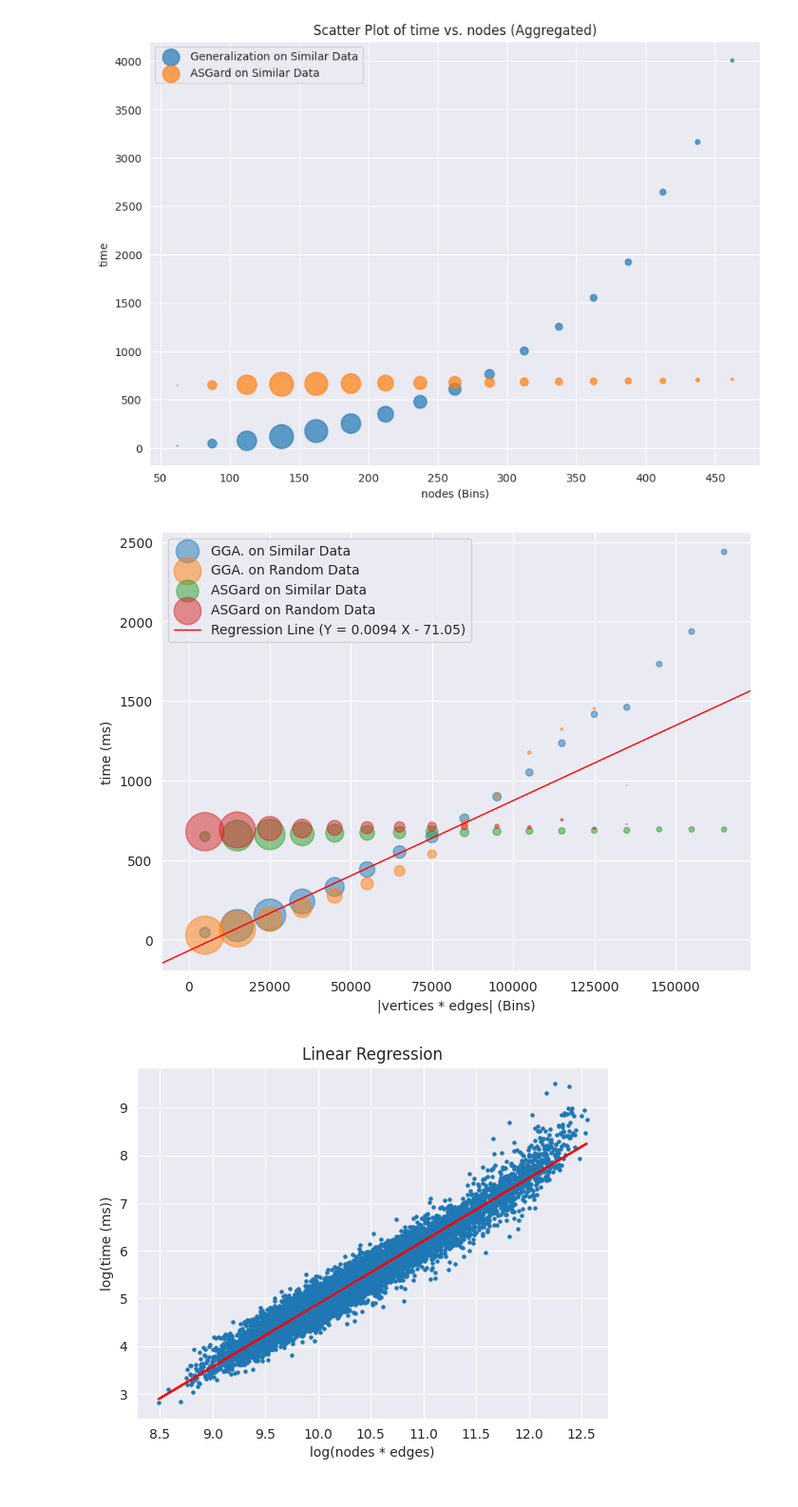
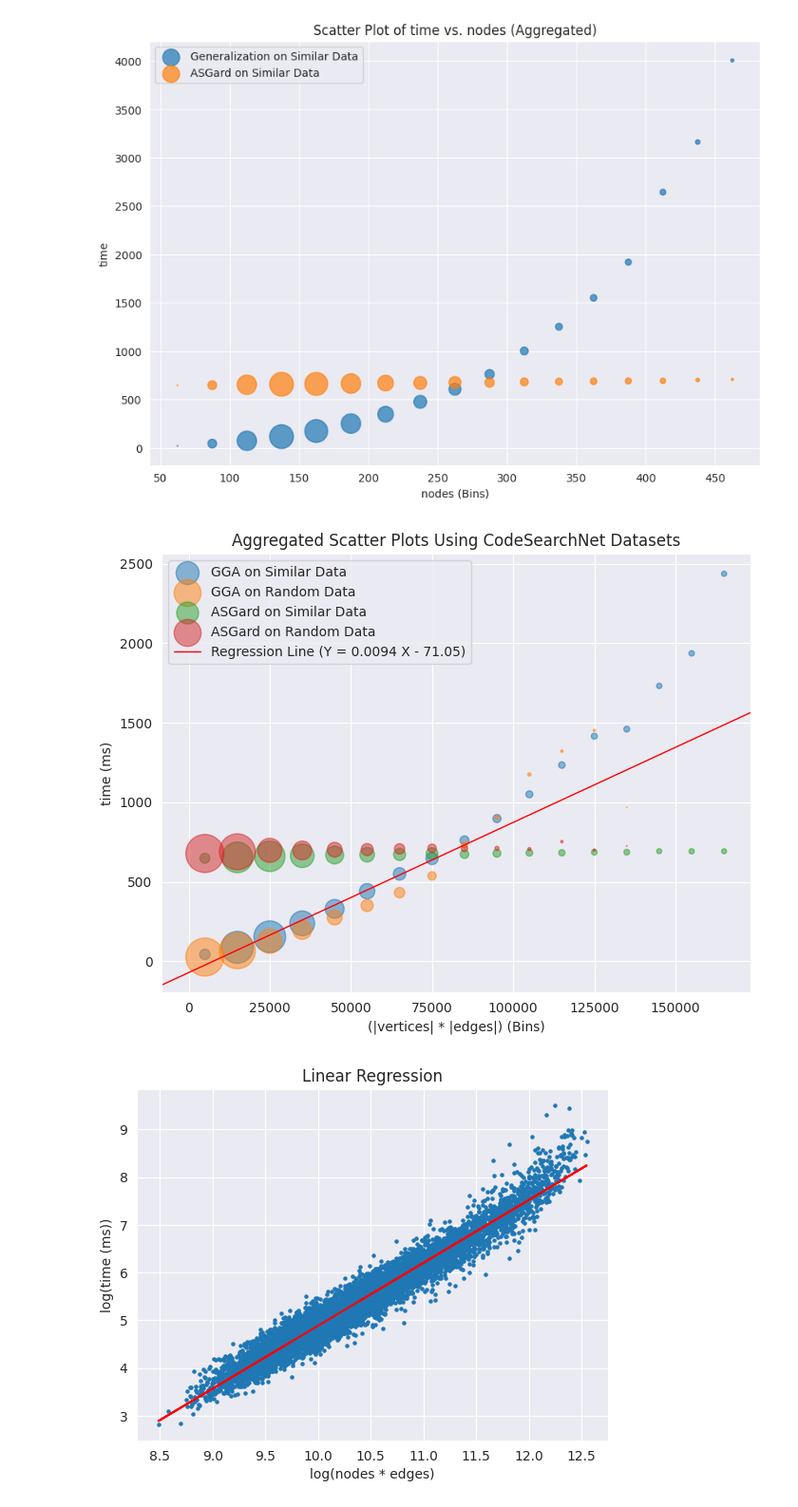
Before and after one commit to mreza-kiani/graph-generalization-algorithm, a Jupyter notebook: src/main/resources/scripts/performance/CodeSearchNet/analyzer.ipynb, the cells around one changed output. Shown at 95% size. Drawn from its saved outputs; the diff is of its cells as text; code cells hidden in the pictures.

```diff
--- a/src/main/resources/scripts/performance/CodeSearchNet/analyzer.ipynb
+++ b/src/main/resources/scripts/performance/CodeSearchNet/analyzer.ipynb
@@ -499,38 +499,38 @@ grouped_2_data = random_df.groupby('nodes_X_edges_bins')['avg_time'].mean().rese
 grouped_2_data['nodes_X_edges_bins_numeric'] = grouped_2_data['nodes_X_edges_bins'].apply(lambda x: x.mid)
 grouped_2_data['weights'] = random_df.groupby('nodes_X_edges_bins')['avg_time'].count().reset_index()['avg_time'] / 4
 
 grouped_3_data = may_df.groupby('nodes_X_edges_bins')['avg_time'].mean().reset_index()
 grouped_3_data['nodes_X_edges_bins_numeric'] = grouped_3_data['nodes_X_edges_bins'].apply(lambda x: x.mid)
 grouped_3_data['weights'] = may_df.groupby('nodes_X_edges_bins')['avg_time'].count().reset_index()['avg_time'] / 4
 
 grouped_4_data = may_random_df.groupby('nodes_X_edges_bins')['avg_time'].mean().reset_index()
 grouped_4_data['nodes_X_edges_bins_numeric'] = grouped_4_data['nodes_X_edges_bins'].apply(lambda x: x.mid)
 grouped_4_data['weights'] = may_random_df.groupby('nodes_X_edges_bins')['avg_time'].count().reset_index()['avg_time'] / 4
 
 grouped_5_data = random_v2_df.groupby('nodes_X_edges_bins')['avg_time'].mean().reset_index()
 grouped_5_data['nodes_X_edges_bins_numeric'] = grouped_5_data['nodes_X_edges_bins'].apply(lambda x: x.mid)
 grouped_5_data['weights'] = random_v2_df.groupby('nodes_X_edges_bins')['avg_time'].count().reset_index()['avg_time'] / 4
 
 plt.figure(figsize=(8, 6))
 
 # Create a scatter plot
-plt.scatter(grouped_1_data['nodes_X_edges_bins_numeric'], grouped_1_data['avg_time'], label='GGA. on Similar Data', s=grouped_1_data['weights'], alpha=0.5)
-plt.scatter(grouped_2_data['nodes_X_edges_bins_numeric'], grouped_2_data['avg_time'], label='GGA. on Random Data', s=grouped_2_data['weights'], alpha=0.5)
+plt.scatter(grouped_1_data['nodes_X_edges_bins_numeric'], grouped_1_data['avg_time'], label='GGA on Similar Data', s=grouped_1_data['weights'], alpha=0.5)
+plt.scatter(grouped_2_data['nodes_X_edges_bins_numeric'], grouped_2_data['avg_time'], label='GGA on Random Data', s=grouped_2_data['weights'], alpha=0.5)
 # plt.scatter(grouped_5_data['nodes_X_edges_bins_numeric'], grouped_5_data['avg_time'], label='Generalization on Random Data', s=grouped_5_data['weights'], alpha=0.5)
 plt.scatter(grouped_3_data['nodes_X_edges_bins_numeric'], grouped_3_data['avg_time'], label='ASGard on Similar Data', s=grouped_3_data['weights'], alpha=0.5)
 plt.scatter(grouped_4_data['nodes_X_edges_bins_numeric'], grouped_4_data['avg_time'], label='ASGard on Random Data', s=grouped_4_data['weights'], alpha=0.5)
 plt.axline((0, -71.05662889952936), (71.05662889952936/0.00944322735515848, 0), linewidth=1, color='red', label='Regression Line (Y = 0.0094 X - 71.05)')
 
 # Customize the plot
-plt.xlabel('|vertices * edges| (Bins)')
+plt.xlabel('(|vertices| * |edges|) (Bins)')
 plt.ylabel('time (ms)')
-# plt.title('Scatter Plot of time vs. vertices * edges (Aggregated)')
+plt.title('Aggregated Scatter Plots Using CodeSearchNet Datasets')
 plt.legend()
 
 # Display the
 plt.show()
 # %% [output]
-[figure, old version]
+[figure, new version]
 # %%
 linear_regression_of(df, 'log_nodes_X_edges', 'log_avg_time', x_label='log(nodes * edges)', y_label='log(time (ms))', title='Linear Regression')
 linear_regression_of(random_df, 'log_nodes_X_edges', 'log_avg_time', x_label='log(nodes * edges)', y_label='log(time (ms))', title='Linear Regression')
```
Also changed, not shown: parts of 2 cells of this notebook, 2 other files.
